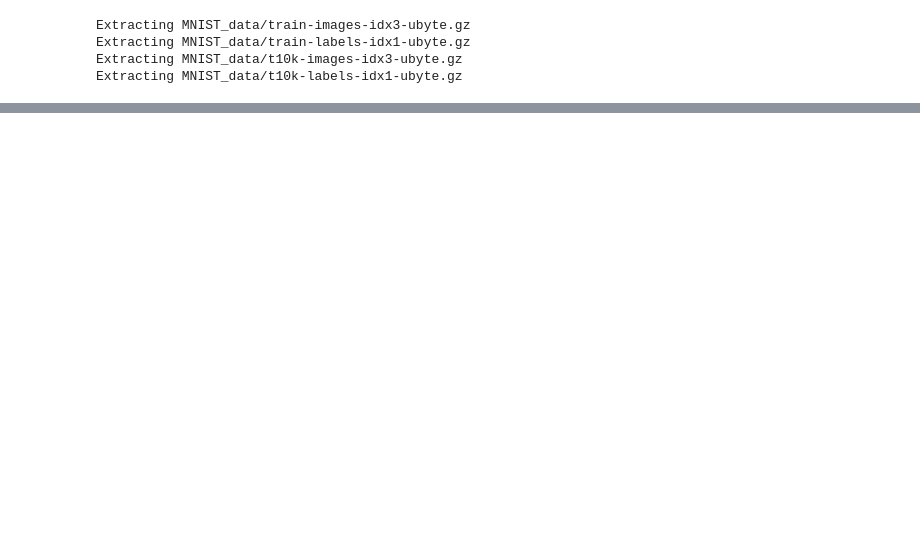
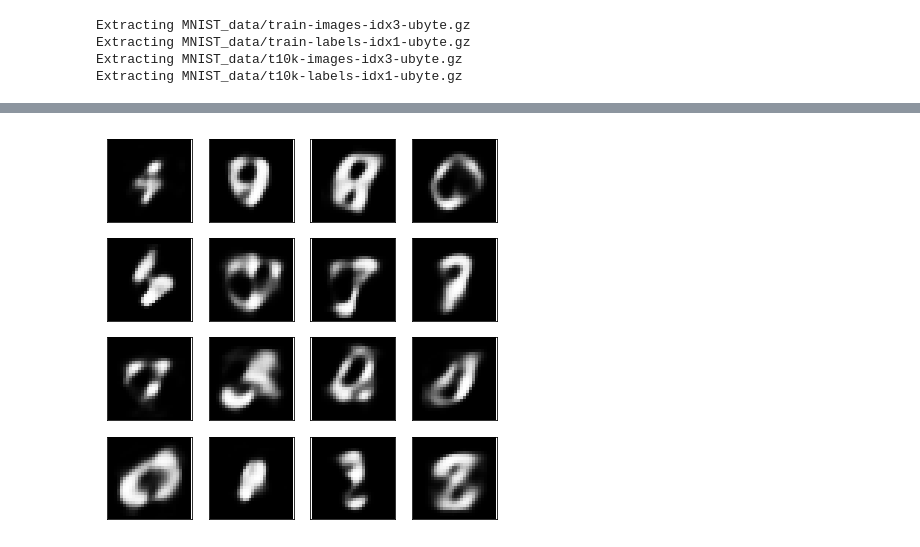
Before and after one commit to lsheiba/vae-mnist, a Jupyter notebook: vae.ipynb, the cells around one changed output, grey strips where cells are left out. Cells and saved outputs as stored; diff of their text form; code cells hidden in the pictures; blank space fills up the shorter version.

```diff
--- a/vae.ipynb
+++ b/vae.ipynb
@@ -55,20 +54,18 @@ d_std = tf.cond(global_step < params['cold_start_ends'] * num_batches,
 # %%
 # Calculate losses
 loss_encode = - 0.5 * tf.reduce_sum(1 + tf.log(e_var) - e_mu ** 2 - e_var, axis=1)
-loss_decode = - tf.reduce_sum(tf.contrib.distributions.Normal(d_mu, d_std).log_prob(images), axis=1)
+loss_decode = - tf.reduce_sum(tf.contrib.distributions.Normal(d_mu, params['d_std']).log_prob(images), axis=1)
 loss = tf.reduce_mean(loss_encode + loss_decode, axis=0)
 # %%
 # Optimizers
-train_op = tf.train.AdamOptimizer(params['learning_rate']).minimize(loss, global_step=global_step)
+train_op = tf.train.AdamOptimizer(params['learning_rate']).minimize(loss)
 # %%
 samples = []
 losses = []
-# Only save generator variables
-saver = tf.train.Saver()
 with tf.Session() as sess:
     sess.run(tf.global_variables_initializer())
     for e in range(params['epochs']):
-        for ii in range(num_batches):
+        for ii in range(mnist.train.num_examples / params['batch_size']):
             batch = mnist.train.next_batch(params['batch_size'])
 
             # Get images
@@ -94,7 +91,6 @@ with tf.Session() as sess:
                        d_mu,
                        feed_dict={z: sample_z})
         samples.append(gen_samples)
-        saver.save(sess, './checkpoints/generator.ckpt')
         if np.isnan(train_loss):
             print 'loss is NaN!'
             break
@@ -128,10 +126,10 @@ def view_samples(epoch, samples):
         ax.xaxis.set_visible(False)
         ax.yaxis.set_visible(False)
         im = ax.imshow(img.reshape((28,28)), cmap='Greys_r')
-
-    return fig, axes
 # %%
-_ = view_samples(-1, samples)
+view_samples(-1, samples)
+# %% [output]
+[figure, added]
 # %%
 rows, cols = min(len(samples), 20), 6
 fig, axes = plt.subplots(figsize=(7,12), nrows=rows, ncols=cols, sharex=True, sharey=True)
```
Also changed, not shown: parts of 6 cells of this notebook.
